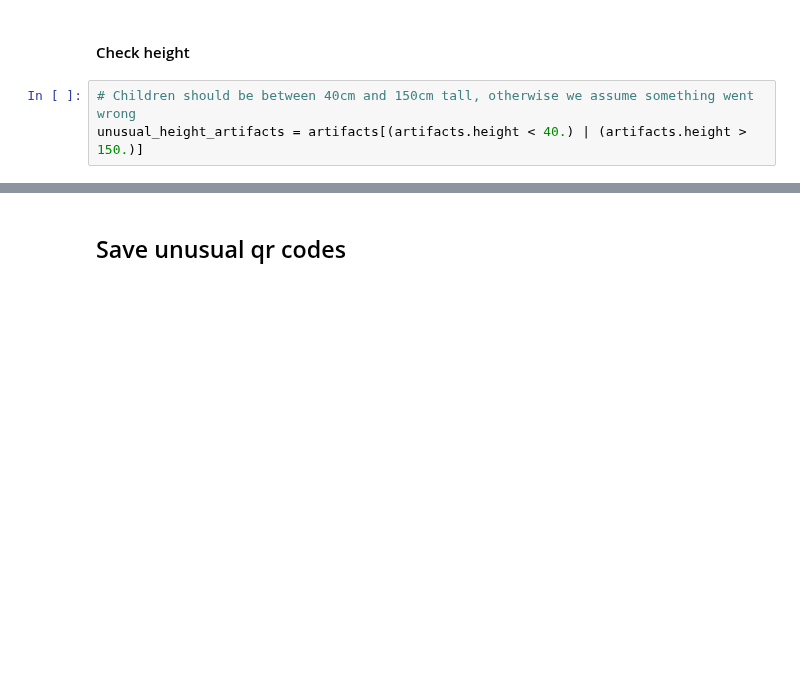
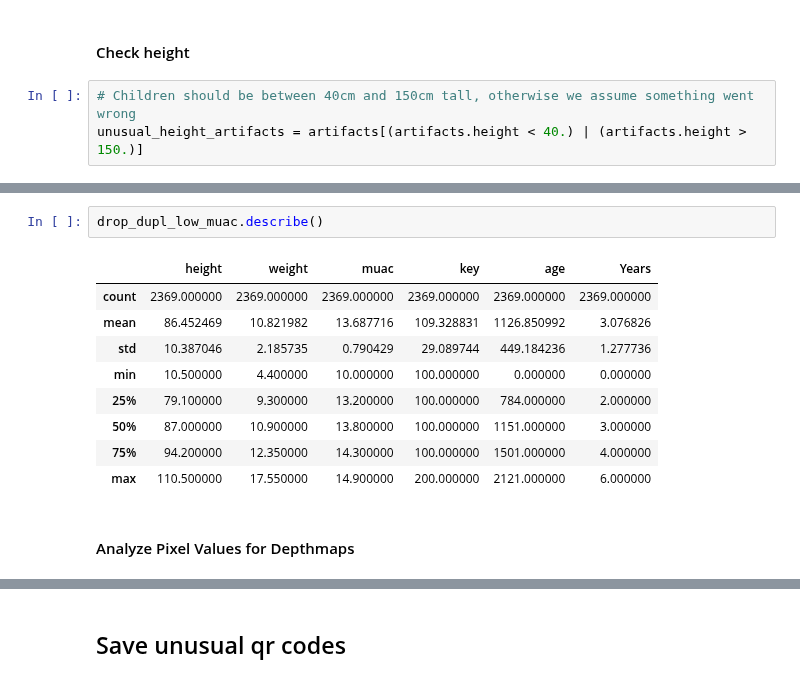
Before and after one commit to Welthungerhilfe/cgm-ml, a Jupyter notebook: src/data_utils/dataset_EDA/anon-realtime-evaluation/EDA_anon-realtime-evaluation.ipynb, the cells around one changed output, grey strips where cells are left out. Cells and saved outputs as stored; diff of their text form; blank space fills up the shorter version.

```diff
--- a/src/data_utils/dataset_EDA/anon-realtime-evaluation/EDA_anon-realtime-evaluation.ipynb
+++ b/src/data_utils/dataset_EDA/anon-realtime-evaluation/EDA_anon-realtime-evaluation.ipynb
@@ -233,0 +255,14 @@ Number of unusual height artifacts, duplicates dropped:  2
+# %%
+drop_dupl_low_muac.describe()
+# %% [output]
+|  | height | weight | muac | key | age | Years |
+| count | 2369.000000 | 2369.000000 | 2369.000000 | 2369.000000 | 2369.000000 | 2369.000000 |
+| mean | 86.452469 | 10.821982 | 13.687716 | 109.328831 | 1126.850992 | 3.076826 |
+| std | 10.387046 | 2.185735 | 0.790429 | 29.089744 | 449.184236 | 1.277736 |
+| min | 10.500000 | 4.400000 | 10.000000 | 100.000000 | 0.000000 | 0.000000 |
+| 25% | 79.100000 | 9.300000 | 13.200000 | 100.000000 | 784.000000 | 2.000000 |
+| 50% | 87.000000 | 10.900000 | 13.800000 | 100.000000 | 1151.000000 | 3.000000 |
+| 75% | 94.200000 | 12.350000 | 14.300000 | 100.000000 | 1501.000000 | 4.000000 |
+| max | 110.500000 | 17.550000 | 14.900000 | 200.000000 | 2121.000000 | 6.000000 |
+# %% [markdown]
+#### Analyze Pixel Values for Depthmaps
```
Also changed, not shown: parts of 10 cells of this notebook, 4 other files.
